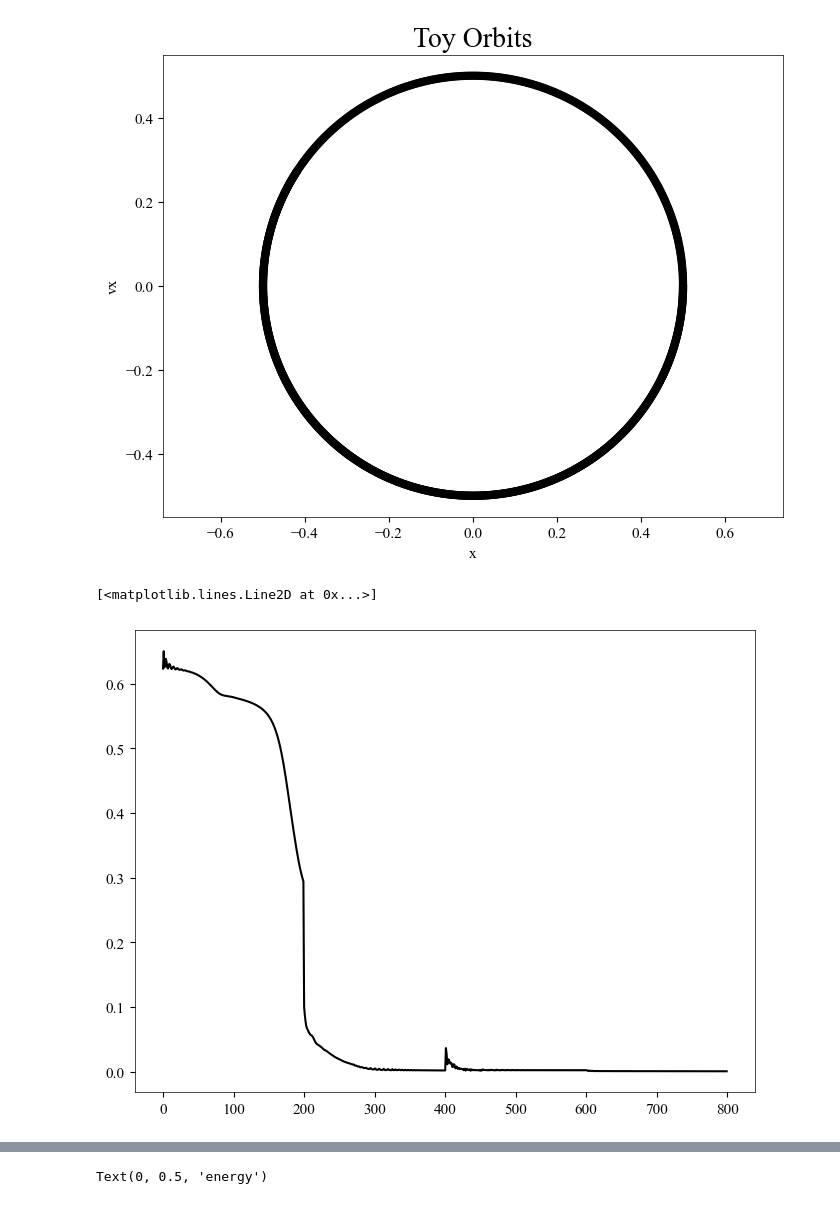
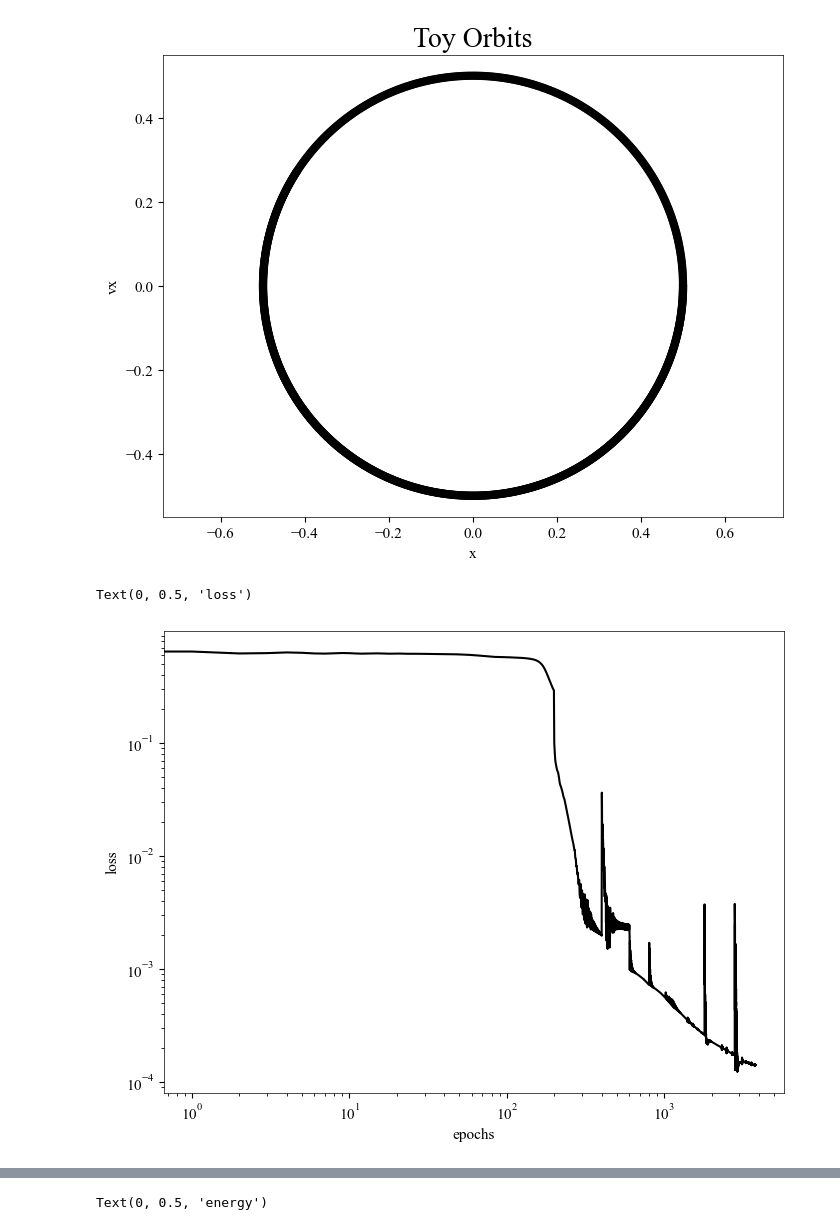
Before and after one commit to sgpfaff/orbitflows, a Jupyter notebook: examples/integration_ex_2.ipynb, the cells around one changed output, grey strips where cells are left out. Saved outputs shown, nothing was run; the diff lists cells and outputs as text; code cells hidden in the pictures.

```diff
--- a/examples/integration_ex_2.ipynb
+++ b/examples/integration_ex_2.ipynb
@@ -38,10 +38,12 @@ def isoDiskPotential(x, amp=1, sigma=0.1):
     _sigma2 = sigma**2
     return 2.0 * _sigma2 * torch.log(torch.cosh(0.5 * x / _H))
 
-steps = 200
+steps = 1000
 model.train(isoDiskPotential, training_data, steps, learning_rate=1e-4)
 # %%
-plt.plot(model.loss_list)
+plt.loglog(model.loss_list)
+plt.xlabel('epochs')
+plt.ylabel('loss')
 # %% [output]
-[<matplotlib.lines.Line2D at 0x...>]
+Text(0, 0.5, 'loss')
-[figure, old version]
+[figure, new version]
```
Also changed, not shown: parts of 11 cells of this notebook.
